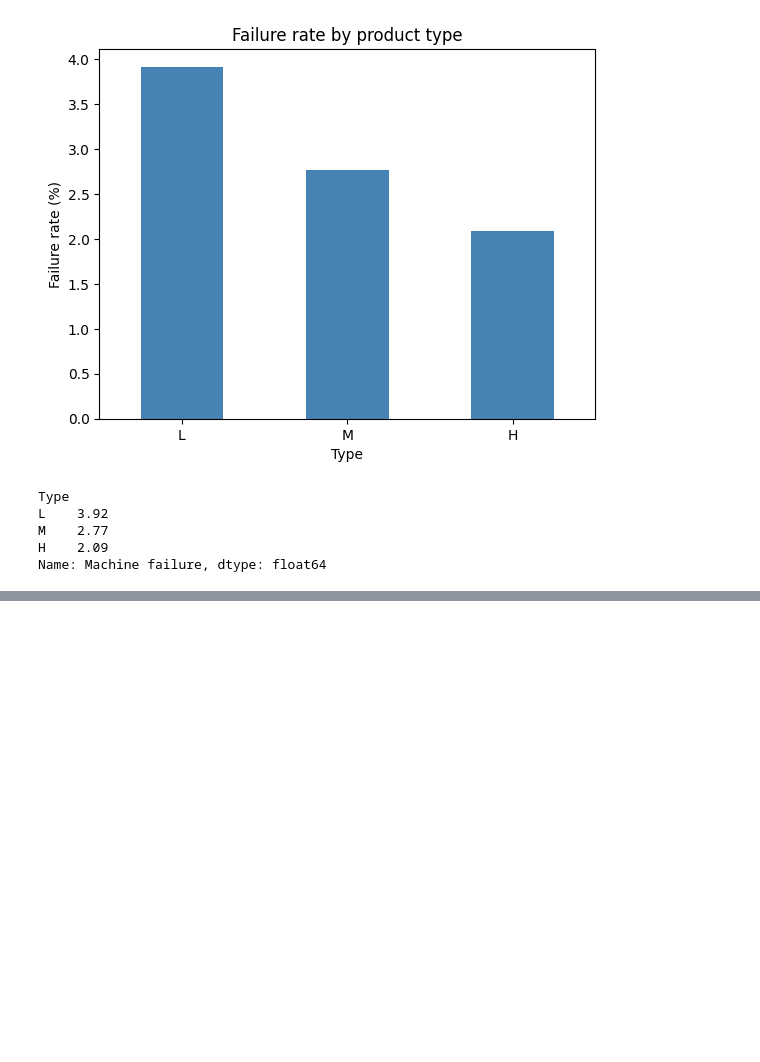
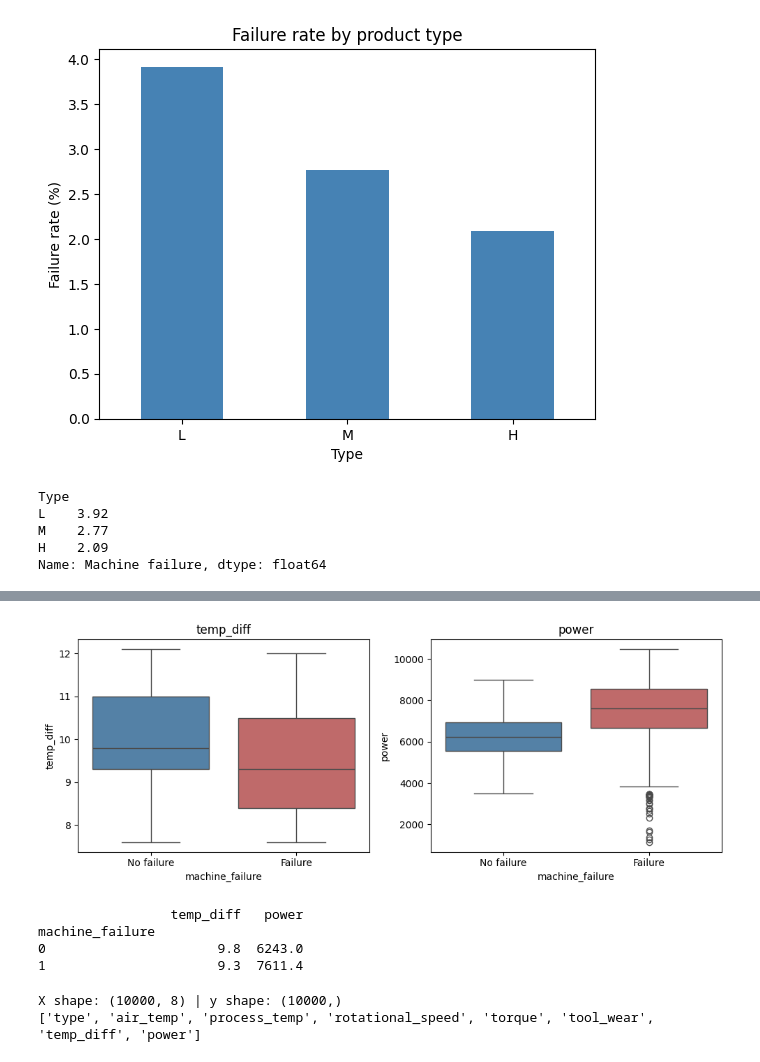
Before and after one commit to serraozkasap/ml-ai4i-predictive-maintenance, a Jupyter notebook: ai4i_predictive_maintenance.ipynb, the cells around one changed output, grey strips where cells are left out. Cells and saved outputs as stored; diff of their text form; code cells hidden in the pictures; blank space fills up the shorter version.

Commit message:
based on what understand from data, make data preparation (feature selection, encoding, derived features, stratified split, scaling) and create summary table of this section

```diff
--- a/ai4i_predictive_maintenance.ipynb
+++ b/ai4i_predictive_maintenance.ipynb
@@ -323,0 +320,3 @@ Name: Machine failure, dtype: float64
+# %%
+#I work on a copy, so the original table df stays unchanged and I can always go back to it just in case
+data = df.copy()
@@ -323,0 +344,7 @@ Name: Machine failure, dtype: float64
+# %%
+#models only work with numbers. "Type" has a natural order (low < medium < high quality) and the failure rate goes down from L to H, so I use ORDINAL ENCODING (we saw on the class)
+#one-hot encoding would create three columns and lose this order
+data["type"] = data["type"].map({"L": 0, "M": 1, "H": 2})
+
+#I want to see the result, so this one is my verification, the counts must be the same as before encoding (6,000 / 2,997 / 1,003)
+print(data["type"].value_counts())
@@ -323,0 +357,11 @@ Name: Machine failure, dtype: float64
+# %%
+#derived features. Air and process temperature (+0.88) and rotational speed and torque (-0.88)
+#they are strongly correlated, and according to the dataset description two failure modes depend on a combination of them:
+#- heat dissipation failure (HDF) depends on the difference between process and air temperature
+#- power failure (PWF) depends on the power, which is torque x angular speed
+data["temp_diff"] = data["process_temp"] - data["air_temp"]
+
+#Power[W] = torque[Nm] x angular speed[rad/s]; rpm is converted to rad/s with 2 * pi / 60
+data["power"] = data["torque"] * data["rotational_speed"] * 2 * np.pi / 60
+
+print(data[["temp_diff","power"]].describe().round(1))
@@ -323,0 +378,43 @@ Name: Machine failure, dtype: float64
+# %%
+#I want to check whether the two new features really separate failures from normal records
+fig, axes = plt.subplots(1, 2, figsize=(10, 4))
+for ax, col in zip(axes, ["temp_diff", "power"]):
+    sns.boxplot(data=data, x="machine_failure", y=col, ax=ax, hue="machine_failure",
+                palette=["steelblue", "indianred"], legend=False)
+    ax.set_xticks([0, 1], ["No failure", "Failure"])
+    ax.set_title(col)
+plt.tight_layout()
+plt.show()
+
+print(data.groupby("machine_failure")[["temp_diff", "power"]].median().round(1))
+
+#my comments:
+#-Temperature difference: median 9.8 K without failure and 9.3 K with failure, and the failure box reaches lower values (down to about 8.4 K at the first quartile).
+#many failures happen when the difference is small: the machine cannot get rid of its heat (heat dissipation failure)
+
+#-Power:median 6,243 W without failure and 7,611 W with failure.
+#All normal records stay between about 3,500 and 9,000 W,
+#while failures also appear outside this range: very high power (up to ~10,500 W) and a group of very low values (below ~3,500 W)
+#This matches the definition of power failure (too little or too much power)
+
+#both features are kept as inputs.
+#I also keep the original sensors, because tool wear and torque are needed for the other failure modes (tool wear failure, overstrain failure)!!!
+# %% [output]
+[figure, added]
+                 temp_diff   power
+machine_failure
+0                      9.8  6243.0
+1                      9.3  7611.4
+# %%
+#I'll separate the input features (X) from the target I want to predict (y).
+X = data.drop(columns=["machine_failure"])
+y = data["machine_failure"]
+print("X shape:", X.shape, "| y shape:", y.shape)
+print(X.columns.tolist())
+
+#label noise decision: in Section of Data Understanding I found 27 inconsistent rows (9 failures without a failure mode, 18 RNF rows without a failure)
+#they are only 0.27% of the data and I cannot know which label is correct,
+#so I keep them and use "Machine failure" as it is. I MENTIONED THIS ON THE REPORT AS LIMITATIONS!!!
+# %% [output]
+X shape: (10000, 8) | y shape: (10000,)
+['type', 'air_temp', 'process_temp', 'rotational_speed', 'torque', 'tool_wear', 'temp_diff', 'power']
```
Also changed, not shown: parts of 9 cells of this notebook.
